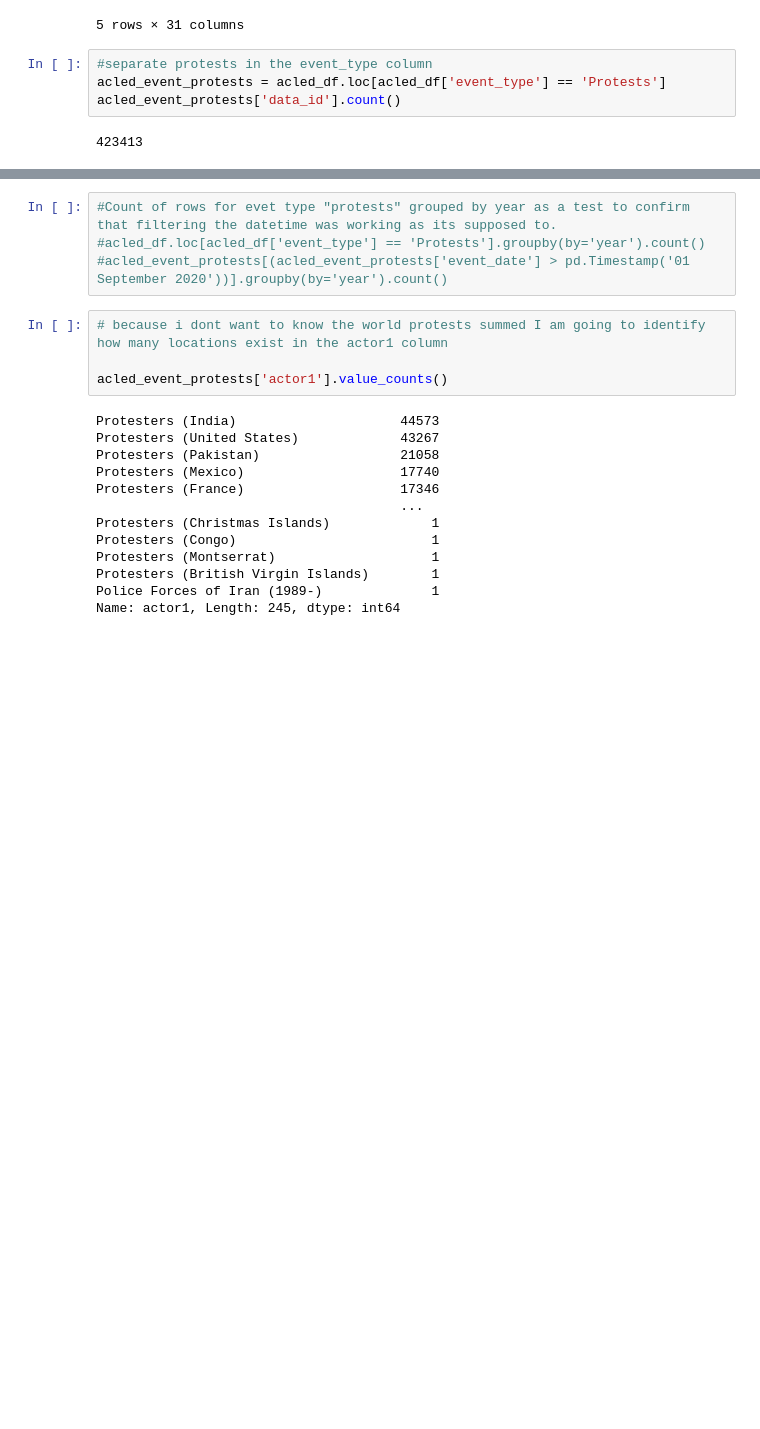
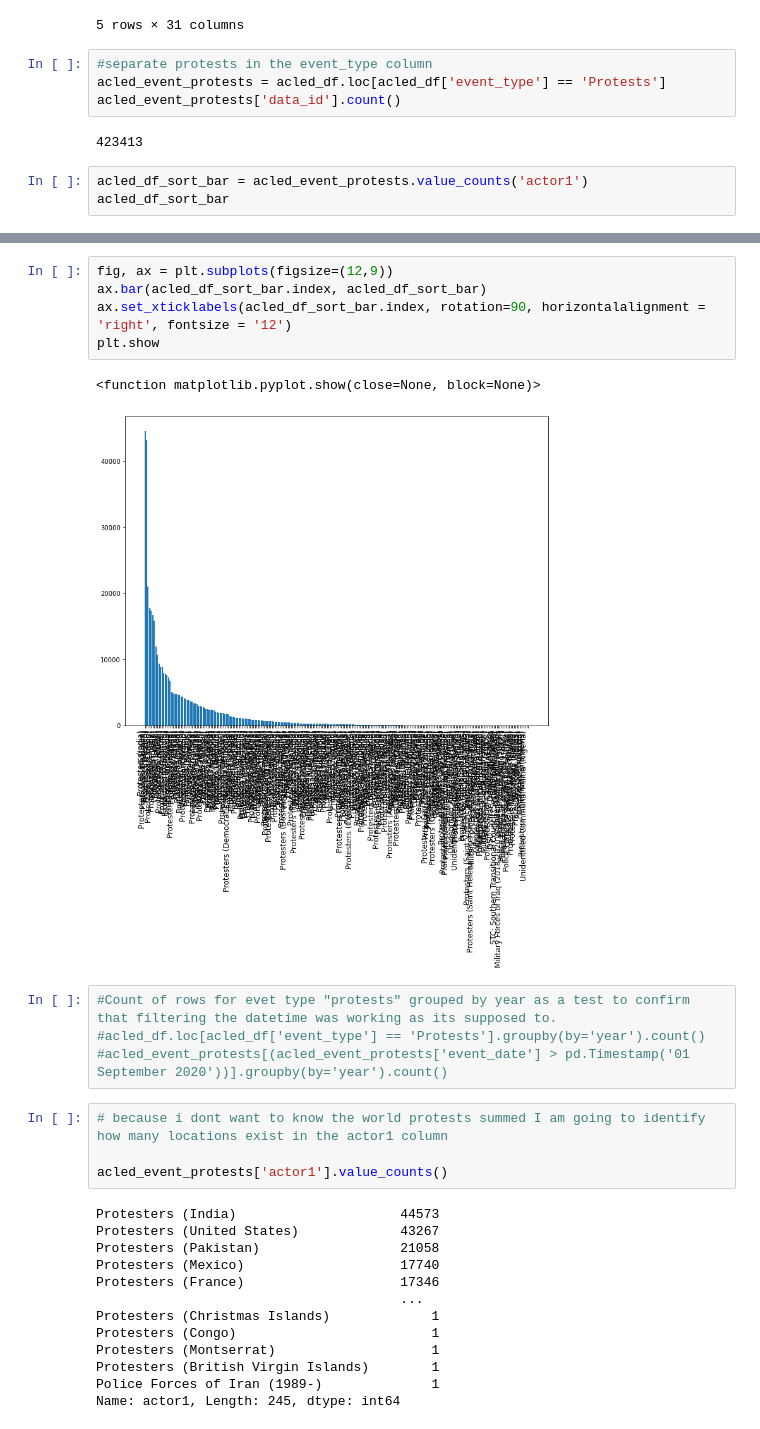
Before and after one commit to morgancoad/acled_data, a Jupyter notebook: notebooks/acled_eda.ipynb, the cells around one changed output, grey strips where cells are left out. Drawn from its saved outputs; the diff is of its cells as text; blank space fills up the shorter version.

Commit message:
got rough bar chart added

```diff
--- a/notebooks/acled_eda.ipynb
+++ b/notebooks/acled_eda.ipynb
@@ -76,3 +76,6 @@ acled_event_protests = acled_df.loc[acled_df['event_type'] == 'Protests']
 acled_event_protests['data_id'].count()
 # %% [output]
 423413
+# %%
+acled_df_sort_bar = acled_event_protests.value_counts('actor1')
+acled_df_sort_bar
@@ -79,3 +96,11 @@ acled_event_protests['data_id'].count()
+# %%
+fig, ax = plt.subplots(figsize=(12,9))
+ax.bar(acled_df_sort_bar.index, acled_df_sort_bar)
+ax.set_xticklabels(acled_df_sort_bar.index, rotation=90, horizontalalignment = 'right', fontsize = '12')
+plt.show
+# %% [output]
+<function matplotlib.pyplot.show(close=None, block=None)>
+[figure, added]
 # %%
 #Count of rows for evet type "protests" grouped by year as a test to confirm that filtering the datetime was working as its supposed to.
 #acled_df.loc[acled_df['event_type'] == 'Protests'].groupby(by='year').count()
```
Also changed, not shown: parts of 6 cells of this notebook.
